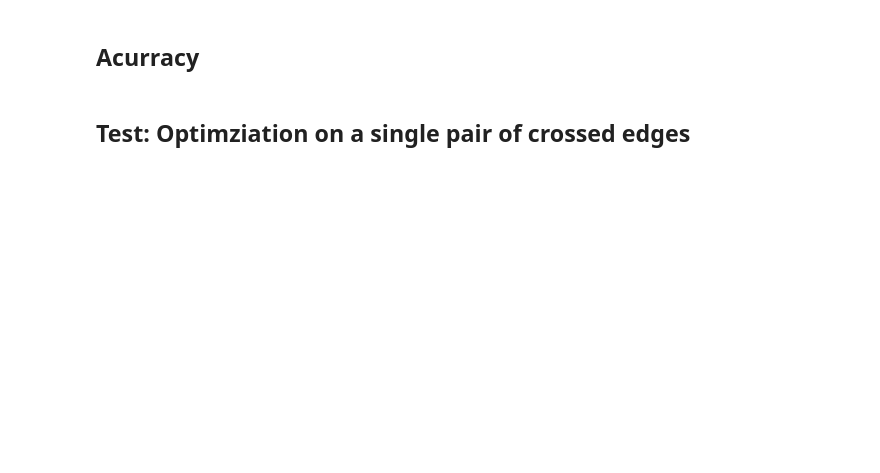
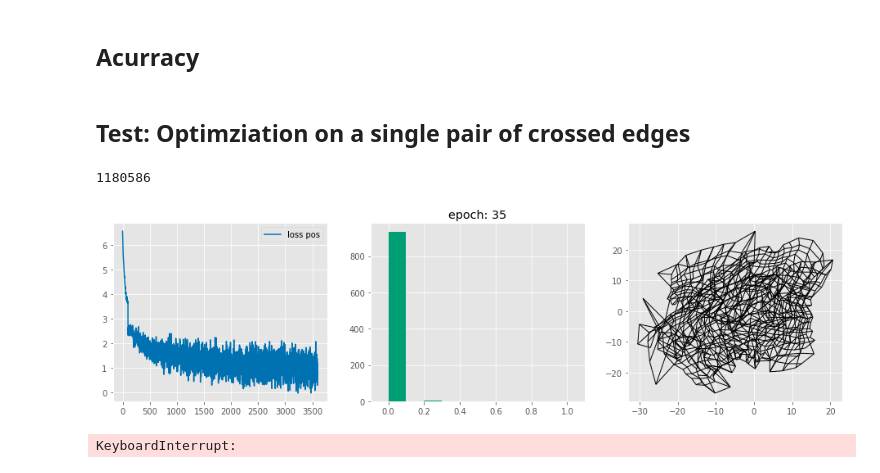
Before and after one commit to tiga1231/graph-drawing, a Jupyter notebook: neural-crossing-detector.ipynb, the cells around one changed output. Saved outputs shown, nothing was run; the diff lists cells and outputs as text; code cells hidden in the pictures; blank space fills up the shorter version.

```diff
--- a/neural-crossing-detector.ipynb
+++ b/neural-crossing-detector.ipynb
@@ -74,24 +86,23 @@ dataloader = DataLoader(dataset, batch_size=1024, shuffle=True)
 device = 'cuda'
 model = CrossingDetector().to(device)
 bce = nn.BCELoss()
-optmizer = optim.SGD(model.parameters(), lr=1)
+optmizer = optim.SGD(model.parameters(), lr=0.1)
 # %%
 
 
 loss_curve = []
-for epoch in tqdm(range(100)):
+for epoch in tqdm(range(10)):
     for edge_pairs, targets in dataloader:
         edge_pairs, targets = edge_pairs.to(device), targets.to(device)
         pred = model(edge_pairs)
-        loss = bce(pred, targets.view(-1,1))
+        loss = bce(pred, targets.float().view(-1,1))
 
         optmizer.zero_grad()
         loss.backward()
         optmizer.step()
 
     loss_curve.append(loss.item())
-
-    if epoch % 20 == 19:
+    if epoch % 10 == 9:
         plt.plot(loss_curve)
         plt.show()
 # %% [markdown]
@@ -119,0 +175,68 @@ print(f'{correct}/{total} {correct/total}')
+# %%
+len(edge_pairs)
+# %% [output]
+1180586
+# %%
+loss_nn_curve, loss_pos_curve = [],[]
+
+
+#     sample = sum(random.sample(edge_pairs, 16), [])
+#     sample = edge_pairs
+
+for epoch in tqdm(range(100)):
+    for i,sample in tqdm(enumerate(dataloader)):
+        sample = torch.stack(sample, 1)
+        edge_pair_pos = gd.pos[sample].view(-1,8)
+        labels = are_edge_pairs_crossed(edge_pair_pos)
+
+        model.train()
+        preds = model(edge_pair_pos.detach().to(device)).view(-1)
+        loss_nn = bce_nn(preds, (labels.float()*0.8).to(device))
+        optmizer_nn.zero_grad()
+        loss_nn.backward()
+        optmizer_nn.step()
+
+        model.eval()
+        preds = model(edge_pair_pos.to(device)).view(-1)
+        loss_pos = (
+            bce_pos(preds, (labels.float()*0.1).to(device))
+            +0.01*C.vertex_resolution(gd.pos, sampleSize=64)[0]
+        )
+        optmizer_pos.zero_grad()
+        loss_pos.backward()
+        optmizer_pos.step()
+        if i<100:
+    #         loss_nn_curve.append(loss_nn.item())
+            loss_pos_curve.append(np.log(loss_pos.item()))
+
+
+    with torch.no_grad():
+        clear_output(wait=True)
+
+        plt.figure(figsize=[16,4])
+
+        plt.subplot(131)
+#             plt.plot(loss_nn_curve, label='loss NN')
+        plt.plot(loss_pos_curve, label='loss pos')
+        plt.legend()
+
+        plt.subplot(132)
+        plt.hist([
+            preds[labels].cpu().numpy(),
+            preds[~labels].cpu().numpy()],
+            bins=np.linspace(0,1,11),
+            histtype='barstacked'
+        )
+        plt.title(f'epoch: {epoch}')
+        plt.xlim([-0.1, 1.1])
+
+        ax = plt.subplot(133)
+        pos = gd.pos.detach().numpy()
+        pos_G = {k:pos[gd.k2i[k]] for k in gd.G.nodes}
+        vis.draw_graph(gd.G, pos_G, ax)
+        plt.autoscale()
+
+        plt.show()
+# %% [output]
+[figure, added]
+KeyboardInterrupt:
```
Also changed, not shown: parts of 15 cells of this notebook, 4 other files.
